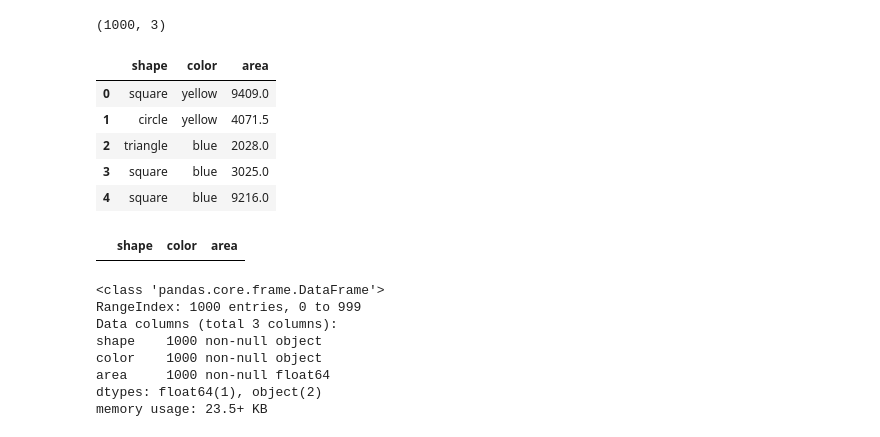
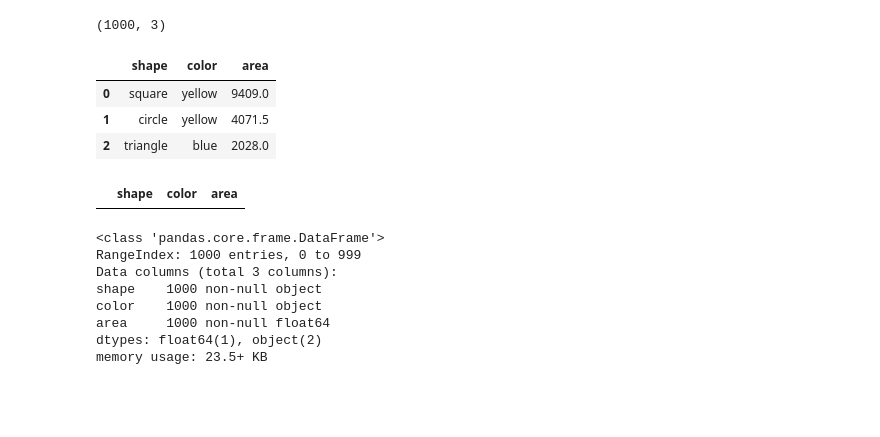
Before and after one commit to divya-nk/data-challenges, a Jupyter notebook: Riskified-solutions.ipynb, the cells around one changed output. Saved outputs shown, nothing was run; the diff lists cells and outputs as text; code cells hidden in the pictures; blank space fills up the shorter version.

```diff
--- a/Riskified-solutions.ipynb
+++ b/Riskified-solutions.ipynb
@@ -7,15 +7,13 @@ import seaborn as sns
 # %%
 data = pd.read_csv('data.csv')
 print(data.shape)
-data.head()
+data.head(3)
 # %% [output]
 (1000, 3)
 |  | shape | color | area |
 | 0 | square | yellow | 9409.0 |
 | 1 | circle | yellow | 4071.5 |
 | 2 | triangle | blue | 2028.0 |
-| 3 | square | blue | 3025.0 |
-| 4 | square | blue | 9216.0 |
 # %%
 #checking if there are any null or missing values
 data[data.isnull().any(axis = 1)]
```
Also changed, not shown: parts of 6 cells of this notebook.
